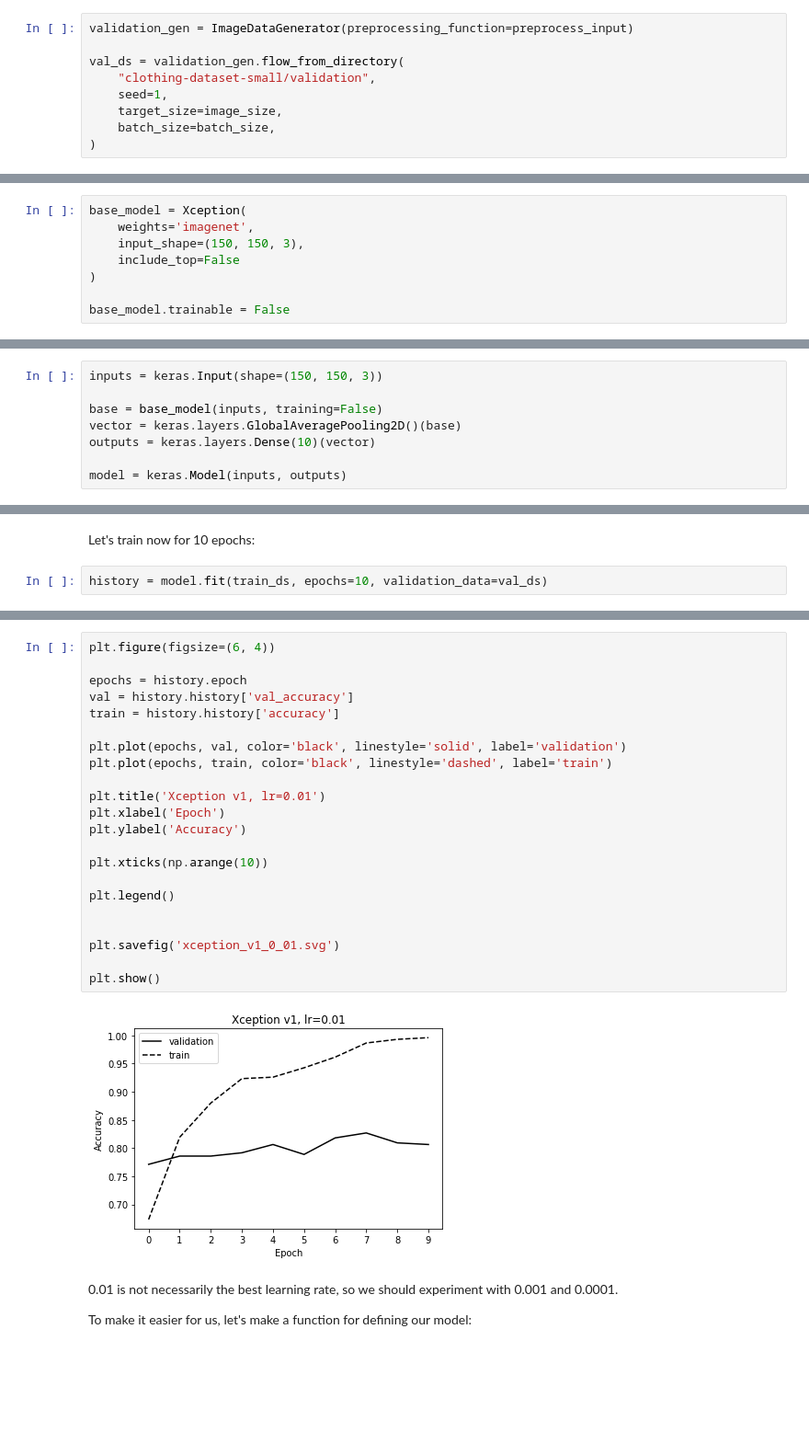
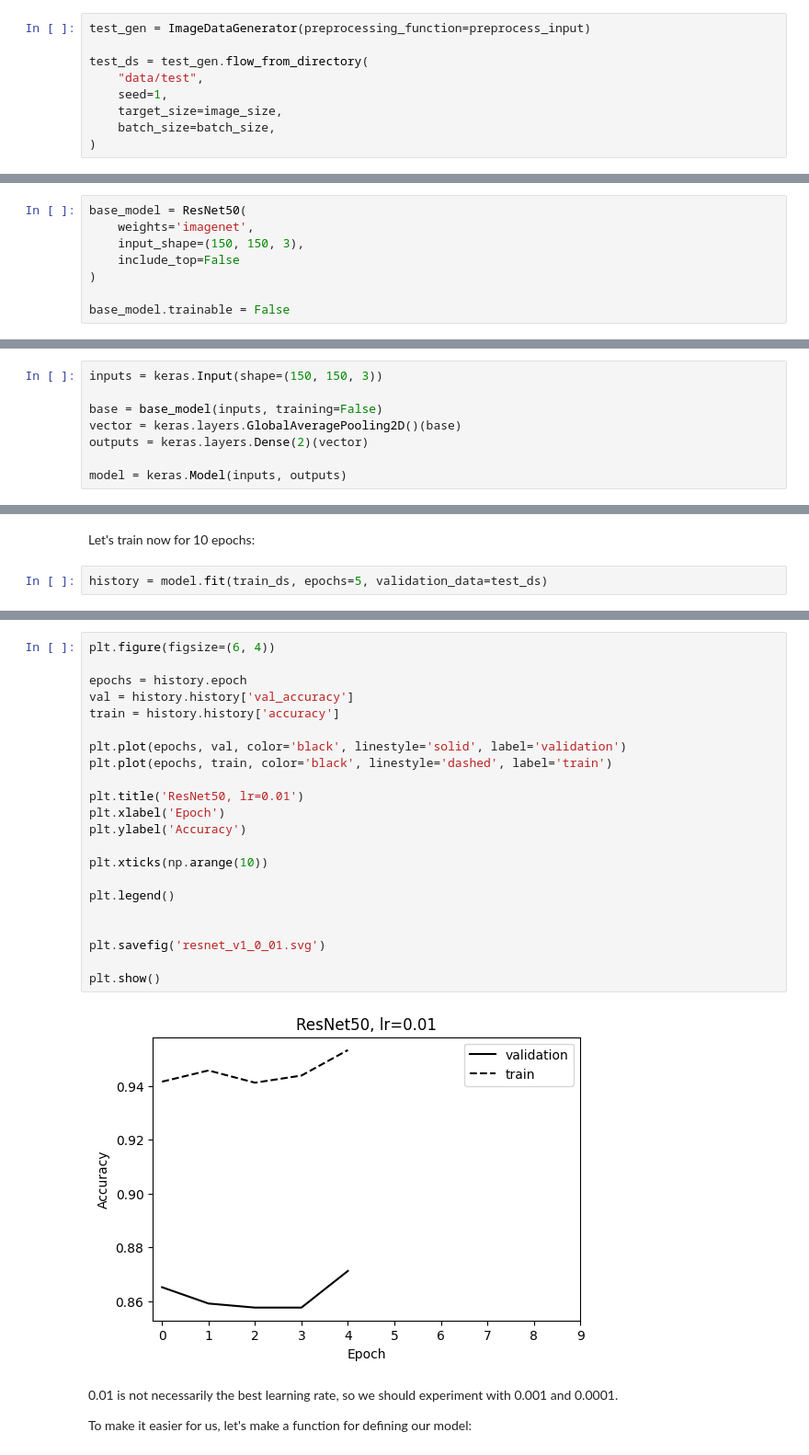
Before and after one commit to jg5xraydelta/SkinCancerCapstone, a Jupyter notebook: 07-neural-nets-train.ipynb, the cells around one changed output, grey strips where cells are left out. Shown: that part at 92% size. Drawn from its saved outputs; the diff is of its cells as text; blank space fills up the shorter version.

Commit message:
First models using resnet

```diff
--- a/07-neural-nets-train.ipynb
+++ b/07-neural-nets-train.ipynb
@@ -133,10 +140,10 @@ Found 3068 images belonging to 10 classes.
 # %% [markdown]
 And validation:
 # %%
-validation_gen = ImageDataGenerator(preprocessing_function=preprocess_input)
+test_gen = ImageDataGenerator(preprocessing_function=preprocess_input)
 
-val_ds = validation_gen.flow_from_directory(
-    "clothing-dataset-small/validation",
+test_ds = test_gen.flow_from_directory(
+    "data/test",
     seed=1,
     target_size=image_size,
     batch_size=batch_size,
@@ -146,7 +153,7 @@ Found 341 images belonging to 10 classes.
 # %% [markdown]
 For fine-tuning, we'll use `Xception` with small images (150x150)
 # %%
-base_model = Xception(
+base_model = ResNet50(
     weights='imagenet',
     input_shape=(150, 150, 3),
     include_top=False
@@ -160,7 +170,7 @@ inputs = keras.Input(shape=(150, 150, 3))
 
 base = base_model(inputs, training=False)
 vector = keras.layers.GlobalAveragePooling2D()(base)
-outputs = keras.layers.Dense(10)(vector)
+outputs = keras.layers.Dense(2)(vector)
 
 model = keras.Model(inputs, outputs)
 # %% [markdown]
@@ -176,5 +186,5 @@ model.compile(
 # %% [markdown]
 Let's train now for 10 epochs:
 # %%
-history = model.fit(train_ds, epochs=10, validation_data=val_ds)
+history = model.fit(train_ds, epochs=5, validation_data=test_ds)
 # %% [output]
@@ -198,27 +201,27 @@ Epoch 10/10
 # %%
 plt.figure(figsize=(6, 4))
 
 epochs = history.epoch
 val = history.history['val_accuracy']
 train = history.history['accuracy']
 
 plt.plot(epochs, val, color='black', linestyle='solid', label='validation')
 plt.plot(epochs, train, color='black', linestyle='dashed', label='train')
 
-plt.title('Xception v1, lr=0.01')
+plt.title('ResNet50, lr=0.01')
 plt.xlabel('Epoch')
 plt.ylabel('Accuracy')
 
 plt.xticks(np.arange(10))
 
 plt.legend()
 
 
-plt.savefig('xception_v1_0_01.svg')
+plt.savefig('resnet_v1_0_01.svg')
 
 plt.show()
 # %% [output]
-[figure, old version]
+[figure, new version]
 # %% [markdown]
 0.01 is not necessarily the best learning rate, so we should experiment with 0.001 and 0.0001.
 
```
Also changed, not shown: parts of 26 cells of this notebook, 18 other files.
